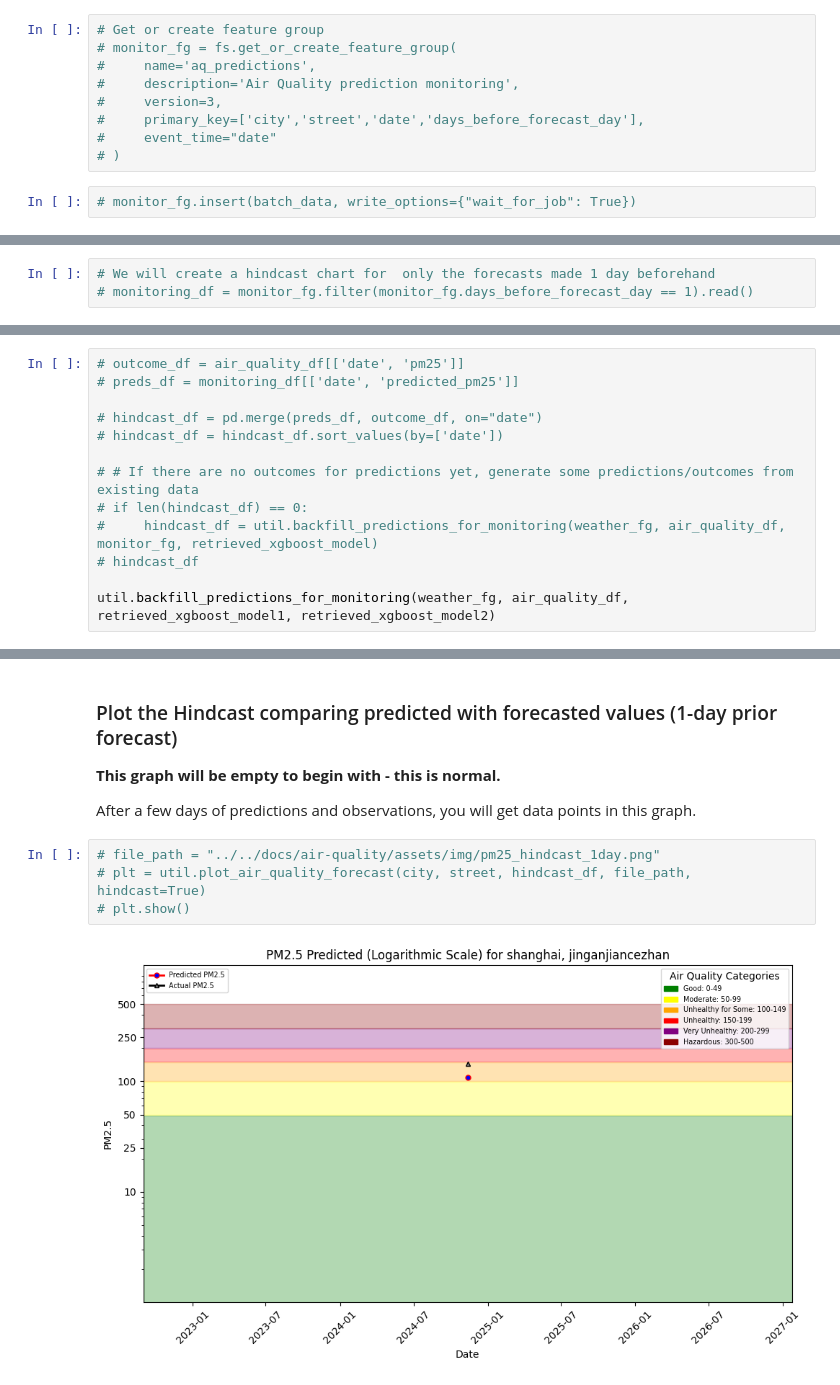
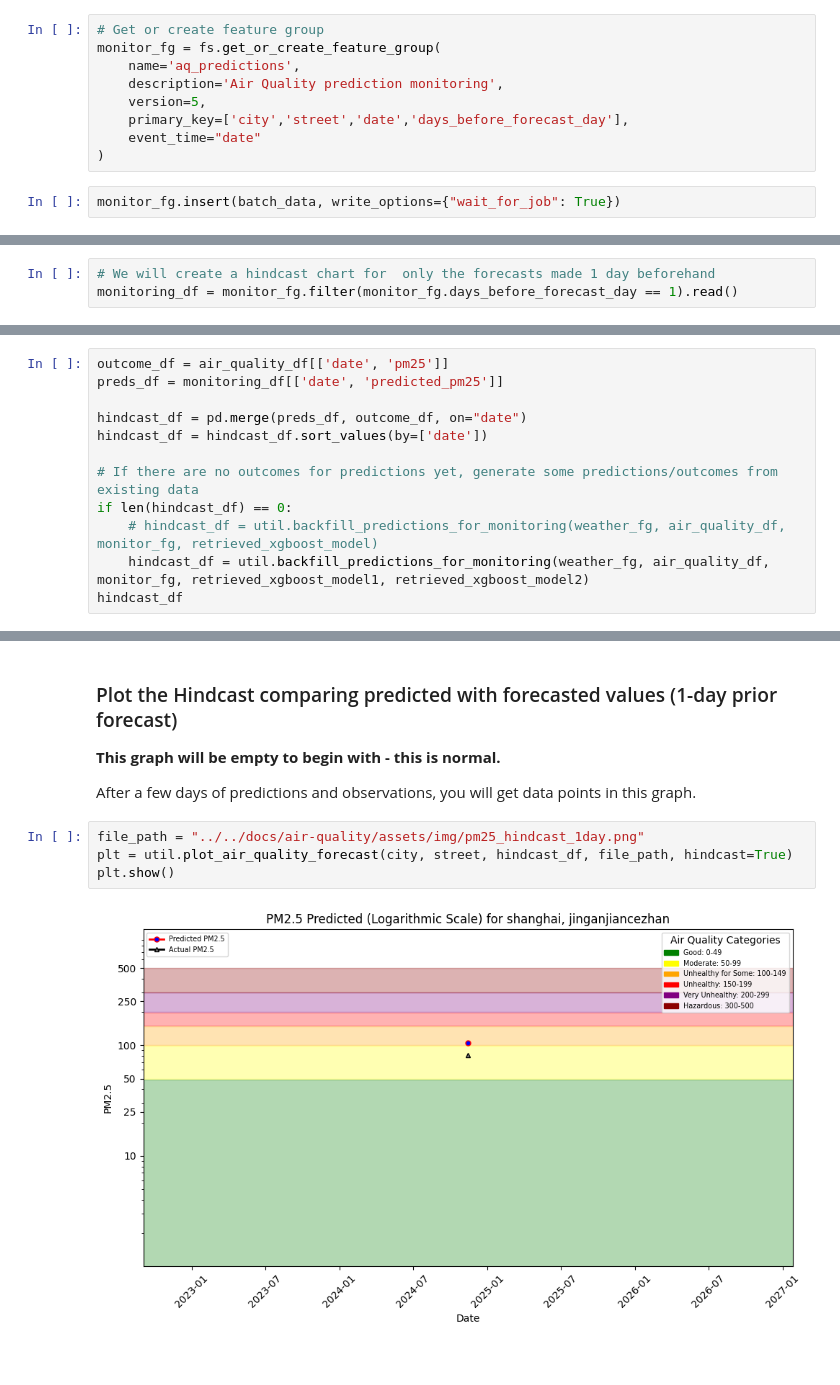
Before and after one commit to AMomozZz/mlfs-book, a Jupyter notebook: notebooks/ch03/4_air_quality_batch_inference.ipynb, the cells around one changed output, grey strips where cells are left out. Cells and saved outputs as stored; diff of their text form.

```diff
--- a/notebooks/ch03/4_air_quality_batch_inference.ipynb
+++ b/notebooks/ch03/4_air_quality_batch_inference.ipynb
@@ -293,13 +329,13 @@ Show it on github pages
 # %%
 # Get or create feature group
-# monitor_fg = fs.get_or_create_feature_group(
-#     name='aq_predictions',
-#     description='Air Quality prediction monitoring',
-#     version=3,
-#     primary_key=['city','street','date','days_before_forecast_day'],
-#     event_time="date"
-# )
+monitor_fg = fs.get_or_create_feature_group(
+    name='aq_predictions',
+    description='Air Quality prediction monitoring',
+    version=5,
+    primary_key=['city','street','date','days_before_forecast_day'],
+    event_time="date"
+)
 # %%
-# monitor_fg.insert(batch_data, write_options={"wait_for_job": True})
+monitor_fg.insert(batch_data, write_options={"wait_for_job": True})
 # %% [output]
 Uploading Dataframe: 0.00% |          | Rows 0/9 | Elapsed Time: 00:00 | Remaining Time: ?
@@ -309,5 +345,5 @@ https://c.app.hopsworks.ai/p/1163416/jobs/named/aq_predictions_3_offline_fg_mate
 (<hsfs.core.job.Job at 0x...>, None)
 # %%
 # We will create a hindcast chart for  only the forecasts made 1 day beforehand
-# monitoring_df = monitor_fg.filter(monitor_fg.days_before_forecast_day == 1).read()
+monitoring_df = monitor_fg.filter(monitor_fg.days_before_forecast_day == 1).read()
 # %% [output]
@@ -348,14 +382,13 @@ Finished: Reading data from Hopsworks, using Hopsworks Feature Query Service (1.
 # %%
-# outcome_df = air_quality_df[['date', 'pm25']]
-# preds_df = monitoring_df[['date', 'predicted_pm25']]
+outcome_df = air_quality_df[['date', 'pm25']]
+preds_df = monitoring_df[['date', 'predicted_pm25']]
 
-# hindcast_df = pd.merge(preds_df, outcome_df, on="date")
-# hindcast_df = hindcast_df.sort_values(by=['date'])
+hindcast_df = pd.merge(preds_df, outcome_df, on="date")
+hindcast_df = hindcast_df.sort_values(by=['date'])
 
-# # If there are no outcomes for predictions yet, generate some predictions/outcomes from existing data
-# if len(hindcast_df) == 0:
-#     hindcast_df = util.backfill_predictions_for_monitoring(weather_fg, air_quality_df, monitor_fg, retrieved_xgboost_model)
-# hindcast_df
-
-util.backfill_predictions_for_monitoring(weather_fg, air_quality_df, retrieved_xgboost_model1, retrieved_xgboost_model2)
+# If there are no outcomes for predictions yet, generate some predictions/outcomes from existing data
+if len(hindcast_df) == 0:
+    # hindcast_df = util.backfill_predictions_for_monitoring(weather_fg, air_quality_df, monitor_fg, retrieved_xgboost_model)
+    hindcast_df = util.backfill_predictions_for_monitoring(weather_fg, air_quality_df, monitor_fg, retrieved_xgboost_model1, retrieved_xgboost_model2)
+hindcast_df
 # %% [output]
@@ -370,8 +407,8 @@ __This graph will be empty to begin with - this is normal.__
 
 After a few days of predictions and observations, you will get data points in this graph.
 # %%
-# file_path = "../../docs/air-quality/assets/img/pm25_hindcast_1day.png"
-# plt = util.plot_air_quality_forecast(city, street, hindcast_df, file_path, hindcast=True)
-# plt.show()
+file_path = "../../docs/air-quality/assets/img/pm25_hindcast_1day.png"
+plt = util.plot_air_quality_forecast(city, street, hindcast_df, file_path, hindcast=True)
+plt.show()
 # %% [output]
-[figure, old version]
+[figure, new version]
```
Also changed, not shown: parts of 14 cells of this notebook, 4 other files.
